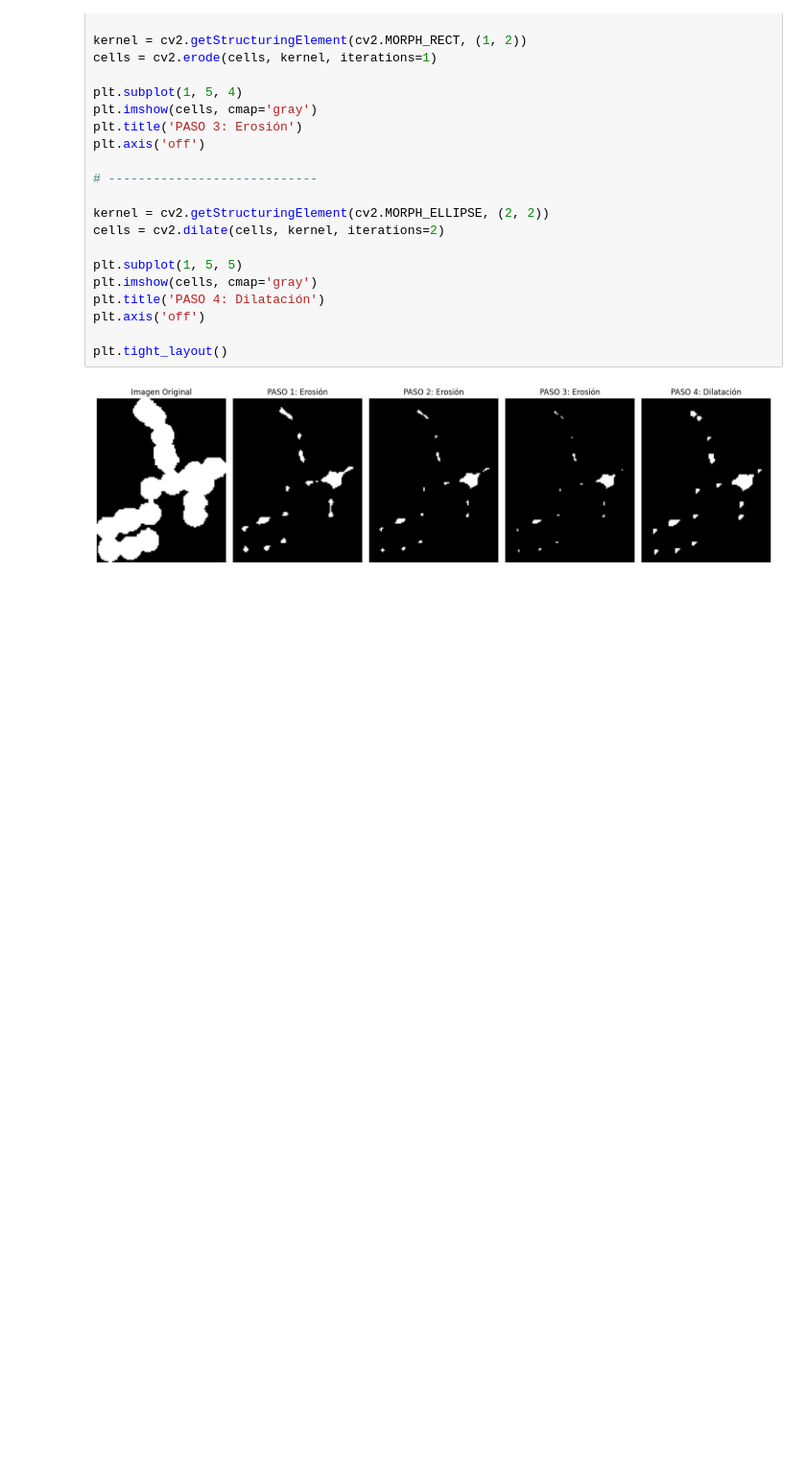
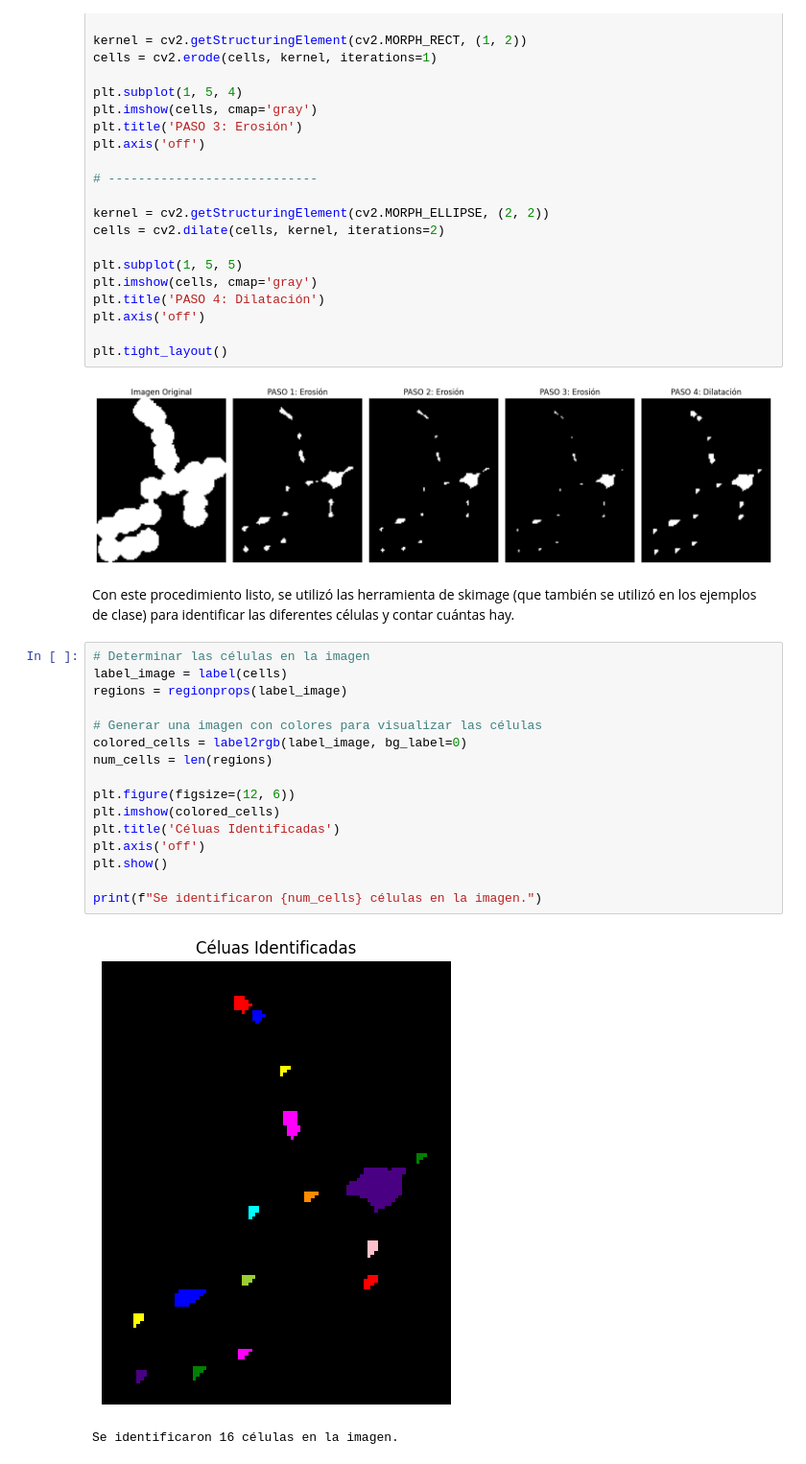
Before and after one commit to stefanoaragoni/computerVision_Lab01, a Jupyter notebook: Lab01_Ejercicio7.ipynb, the cells around one changed output. Shown at 96% size. Cells and saved outputs as stored; diff of their text form; blank space fills up the shorter version.

```diff
--- a/Lab01_Ejercicio7.ipynb
+++ b/Lab01_Ejercicio7.ipynb
@@ -170,3 +180,24 @@ plt.axis('off')
 plt.tight_layout()
 # %% [output]
 [figure]
+# %% [markdown]
+Con este procedimiento listo, se utilizó las herramienta de skimage (que también se utilizó en los ejemplos de clase) para identificar las diferentes células y contar cuántas hay.
+# %%
+# Determinar las células en la imagen
+label_image = label(cells)
+regions = regionprops(label_image)
+
+# Generar una imagen con colores para visualizar las células
+colored_cells = label2rgb(label_image, bg_label=0)
+num_cells = len(regions)
+
+plt.figure(figsize=(12, 6))
+plt.imshow(colored_cells)
+plt.title('Céluas Identificadas')
+plt.axis('off')
+plt.show()
+
+print(f"Se identificaron {num_cells} células en la imagen.")
+# %% [output]
+[figure, added]
+Se identificaron 16 células en la imagen.
```
Also changed, not shown: parts of 6 cells of this notebook.
